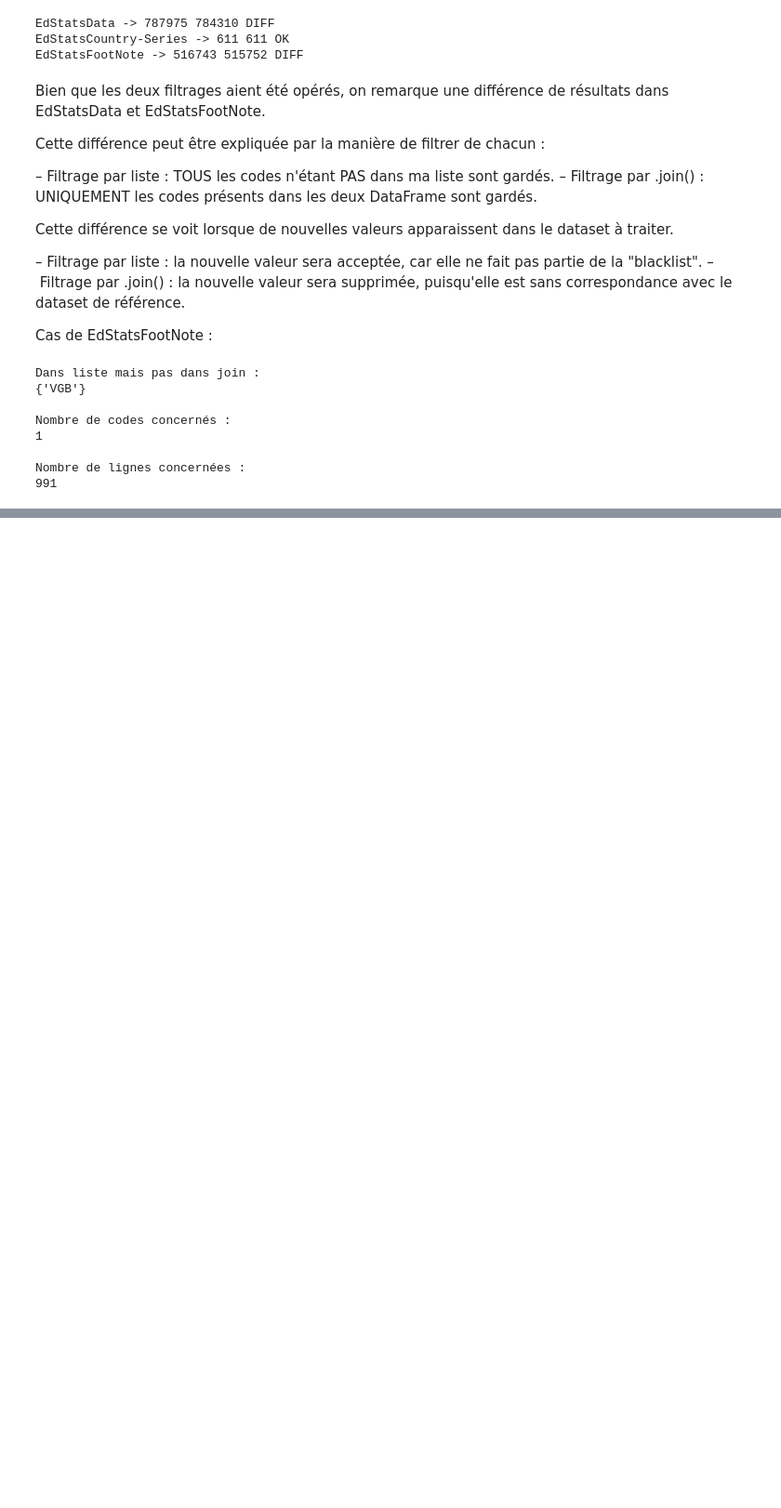
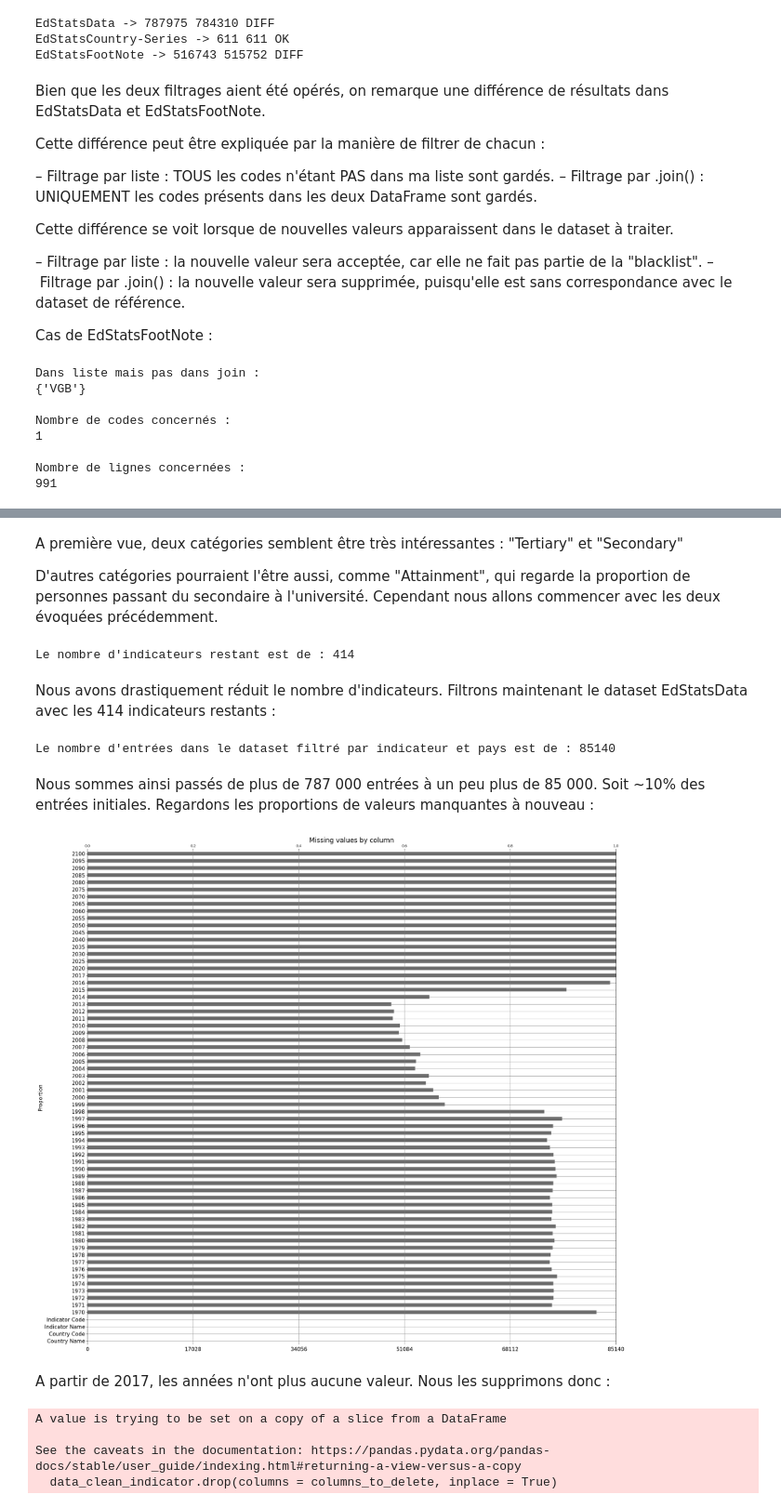
Before and after one commit to arnaud-degreze/OCR-Projet-2, a Jupyter notebook: Exo1.ipynb, the cells around one changed output, grey strips where cells are left out. Shown at 93% size. Saved outputs shown, nothing was run; the diff lists cells and outputs as text; code cells hidden in the pictures; blank space fills up the shorter version.

```diff
--- a/Exo1.ipynb
+++ b/Exo1.ipynb
@@ -693,6 +709,9 @@ not_a_country_list = list(country_df["Country Code"][country_df["Region"].isna()
 clean_country_df = country_df[~country_df["Country Code"].isin(not_a_country_list)]
 clean_country_df = clean_country_df.set_index("Country Code")
 col_name = "Country Code"
+
+# stockage des dfs nettoyés
+clean_dfs_container = {}
 
 #Je vais comparer directement filtrage par liste et jointure
 for key, df in dfs_container.items():
@@ -717,6 +736,8 @@ for key, df in dfs_container.items():
             len(join_filtered),
             "OK" if len(list_filtered) == len(join_filtered) else "DIFF"
         )
+
+        dfs_container[key] = list_filtered
 # %% [output]
 EdStatsData -> 787975 784310 DIFF
 EdStatsCountry-Series -> 611 611 OK
@@ -764,0 +795,3 @@ Nombre de lignes concernées :
+# %%
+series_df = dfs_container["EdStatsSeries"]
+display(series_df["Topic"].sort_values().unique())
@@ -764,0 +816,37 @@ Nombre de lignes concernées :
+# %% [markdown]
+A première vue, deux catégories semblent être très intéressantes : "Tertiary" et "Secondary"
+
+D'autres catégories pourraient l'être aussi, comme "Attainment", qui regarde la proportion de personnes passant du secondaire à l'université. Cependant nous allons commencer avec les deux évoquées précédemment.
+# %%
+cat_to_keep = ["Secondary", "Tertiary"]
+indicator_code = set(series_df[series_df["Topic"].isin(cat_to_keep)]["Series Code"])
+
+print(f"Le nombre d'indicateurs restant est de : {len(indicator_code)}")
+# %% [output]
+Le nombre d'indicateurs restant est de : 414
+# %% [markdown]
+Nous avons drastiquement réduit le nombre d'indicateurs. Filtrons maintenant le dataset EdStatsData avec les 414 indicateurs restants :
+# %%
+data_clean = dfs_container["EdStatsData"]
+data_clean_indicator = data_clean[data_clean["Indicator Code"].isin(indicator_code)]
+print(f"Le nombre d'entrées dans le dataset filtré par indicateur et pays est de : {data_clean_indicator.shape[0]}")
+# %% [output]
+Le nombre d'entrées dans le dataset filtré par indicateur et pays est de : 85140
+# %% [markdown]
+Nous sommes ainsi passés de plus de 787 000 entrées à un peu plus de 85 000. Soit ~10% des entrées initiales.
+Regardons les proportions de valeurs manquantes à nouveau :
+# %%
+prop_missing = compute_and_plot_missing_values(data_clean_indicator)
+# %% [output]
+[figure, added]
+# %% [markdown]
+A partir de 2017, les années n'ont plus aucune valeur. Nous les supprimons donc :
+# %%
+columns_to_delete = get_columns_to_delete(prop_missing, 90)
+
+data_clean_indicator.drop(columns = columns_to_delete, inplace = True)
+# %% [output]
+A value is trying to be set on a copy of a slice from a DataFrame
+
+See the caveats in the documentation: https://pandas.pydata.org/pandas-docs/stable/user_guide/indexing.html#returning-a-view-versus-a-copy
+  data_clean_indicator.drop(columns = columns_to_delete, inplace = True)
```
Also changed, not shown: parts of 46 cells of this notebook.
